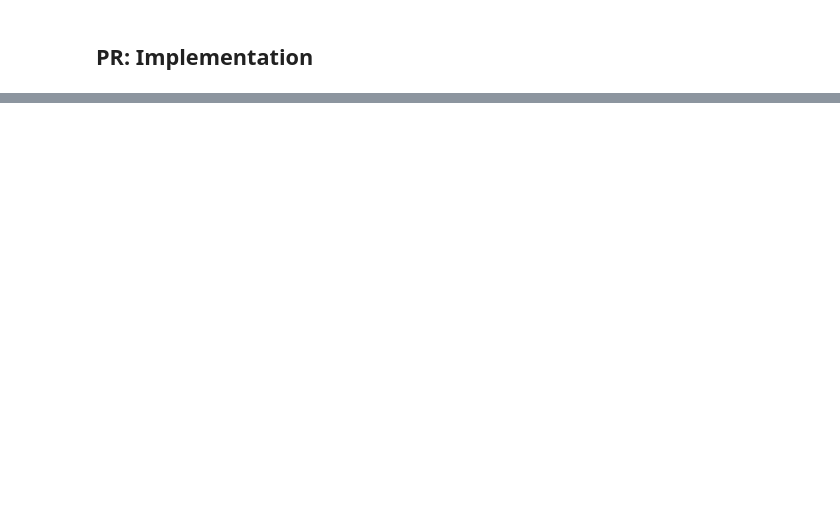
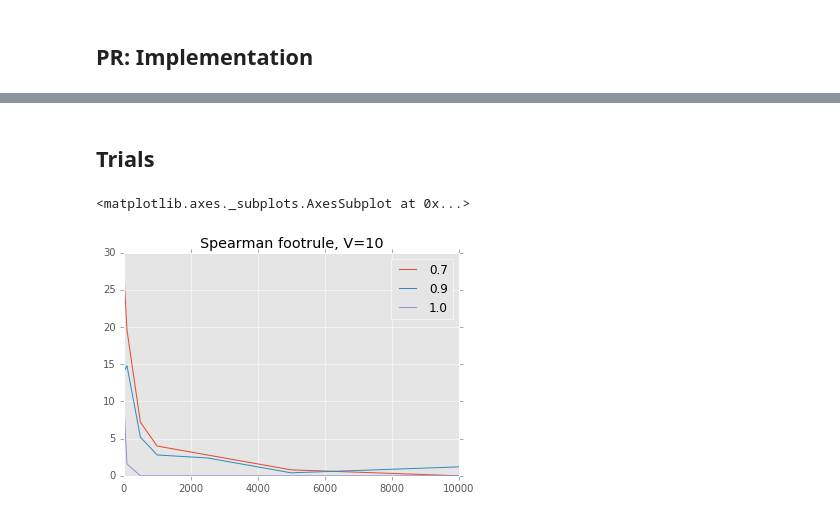
Before and after one commit to kronosapiens/masters-thesis, a Jupyter notebook: code/PR-Implementation.ipynb, the cells around one changed output, grey strips where cells are left out. Cells and saved outputs as stored; diff of their text form; code cells hidden in the pictures; blank space fills up the shorter version.

Commit message:
Content almost there, added many figures and images

```diff
--- a/code/PR-Implementation.ipynb
+++ b/code/PR-Implementation.ipynb
@@ -116,7 +143,8 @@ out
 # %%
 def get_error(ordering):
     V = len(ordering)
-    return sum(np.abs(out.index - np.arange(V)[::-1]))
+#     return sum(np.abs(ordering.index**2 - np.arange(V)[::-1]**2))
+    return sum(np.abs(ordering.index - np.arange(V)[::-1]))
 
-get_error(out)
+get_error(pw_out)
 # %% [output]
@@ -123,0 +159,11 @@ get_error(out)
+# %%
+V = 100
+B = .9
+N = 10
+
+def run_experiment(V, B, N):
+    X = gen_data_pr(V, B, N)
+    R_nrm = get_R_nrm(X)
+    return get_error(power_method(R_nrm))
+
+run_experiment(V, B, N)
@@ -123,0 +172,15 @@ get_error(out)
+# %%
+V = 100
+B = .9
+
+POINTS = [10, 100, 500, 1000, 2500, 5000, 10000]
+
+def run_trial(V, B):
+    errors = []
+    for N in POINTS:
+        results = [run_experiment(V, B, N) for _ in xrange(5)]
+        errors.append(sum(results) / float(len(results)))
+#     plt.plot(points, errors)
+    return errors
+
+run_trial(V, B)
@@ -123,0 +195,15 @@ get_error(out)
+# %% [markdown]
+## Trials
+# %%
+B_vals = [1, .9, .7]
+# %%
+results = {}
+V = 10
+for B in B_vals:
+    results[B] = run_trial(V, B)
+results = pd.DataFrame.from_dict(results)
+results.index = POINTS
+results.plot(title='Spearman footrule, V={}'.format(V))
+# %% [output]
+<matplotlib.axes._subplots.AxesSubplot at 0x...>
+[figure, added]
```
Also changed, not shown: parts of 11 cells of this notebook, 18 other files.
